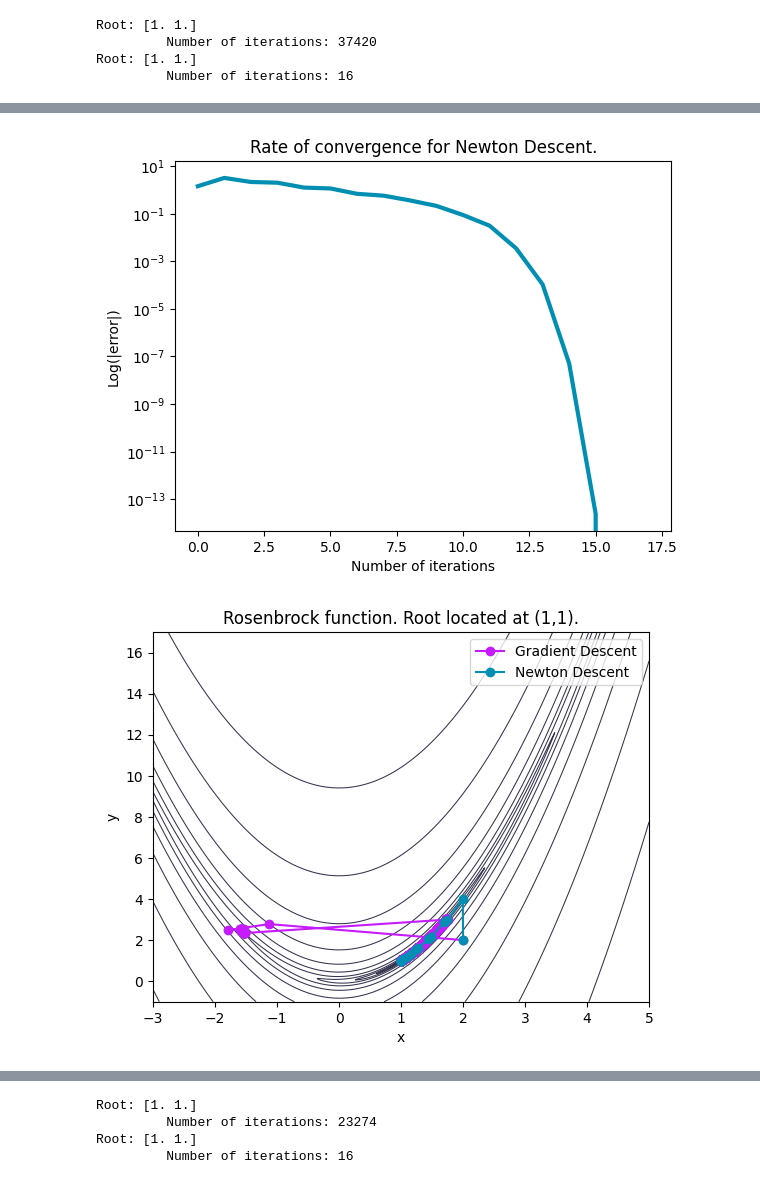
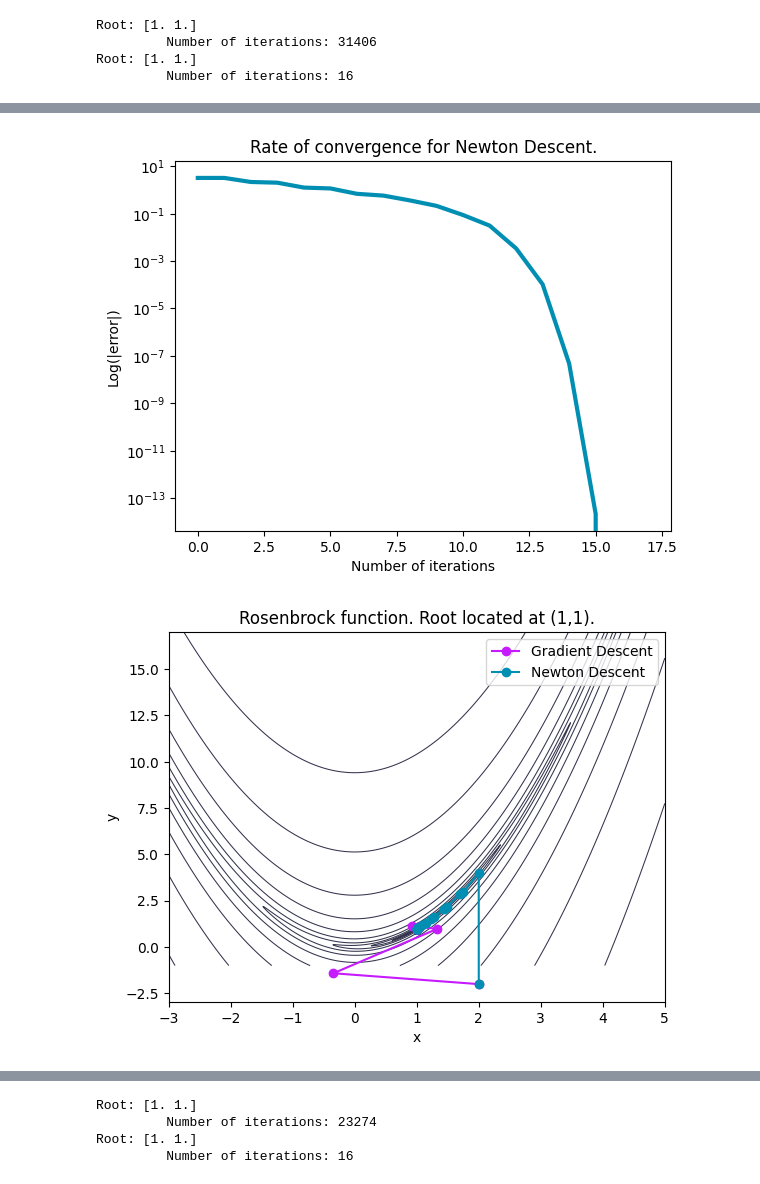
Before and after one commit to cmaddry/APPM-4600, a Jupyter notebook: Final Project/Code/finalProject1.ipynb, the cells around one changed output, grey strips where cells are left out. Saved outputs shown, nothing was run; the diff lists cells and outputs as text; code cells hidden in the pictures.

```diff
--- a/Final Project/Code/finalProject1.ipynb
+++ b/Final Project/Code/finalProject1.ipynb
@@ -272,6 +269,6 @@ Root using Newton Descent: [ 3.58442834 -1.84812653]
 # %%
 # Initial conditions and other parameters
-x0 = [2, 2]; tol = 1e-16; Nmax = 100000
+x0 = [2, -2]; tol = 1e-16; Nmax = 100000
 
 # Finds the roots with Gradient Descent and then returns and prints the output
 root, error, iterations, GDSteps = GradientDescent(x0, Rosenbrock, RosenbrockJ, tol, Nmax)
@@ -365,6 +362,6 @@ plt.legend(); plt.title("Rosenbrock function. Root located at" + r" (1,1)."); pl
 plt.show()
 # %% [output]
 Root: [1. 1.]
-         Number of iterations: 37420
+         Number of iterations: 31406
 Root: [1. 1.]
          Number of iterations: 16
@@ -372,2 +369,2 @@ Root: [1. 1.]
-[figure, old version]
+[figure, new version]
-[figure, old version]
+[figure, new version]
```
Also changed, not shown: parts of 5 cells of this notebook, 16 other files.
